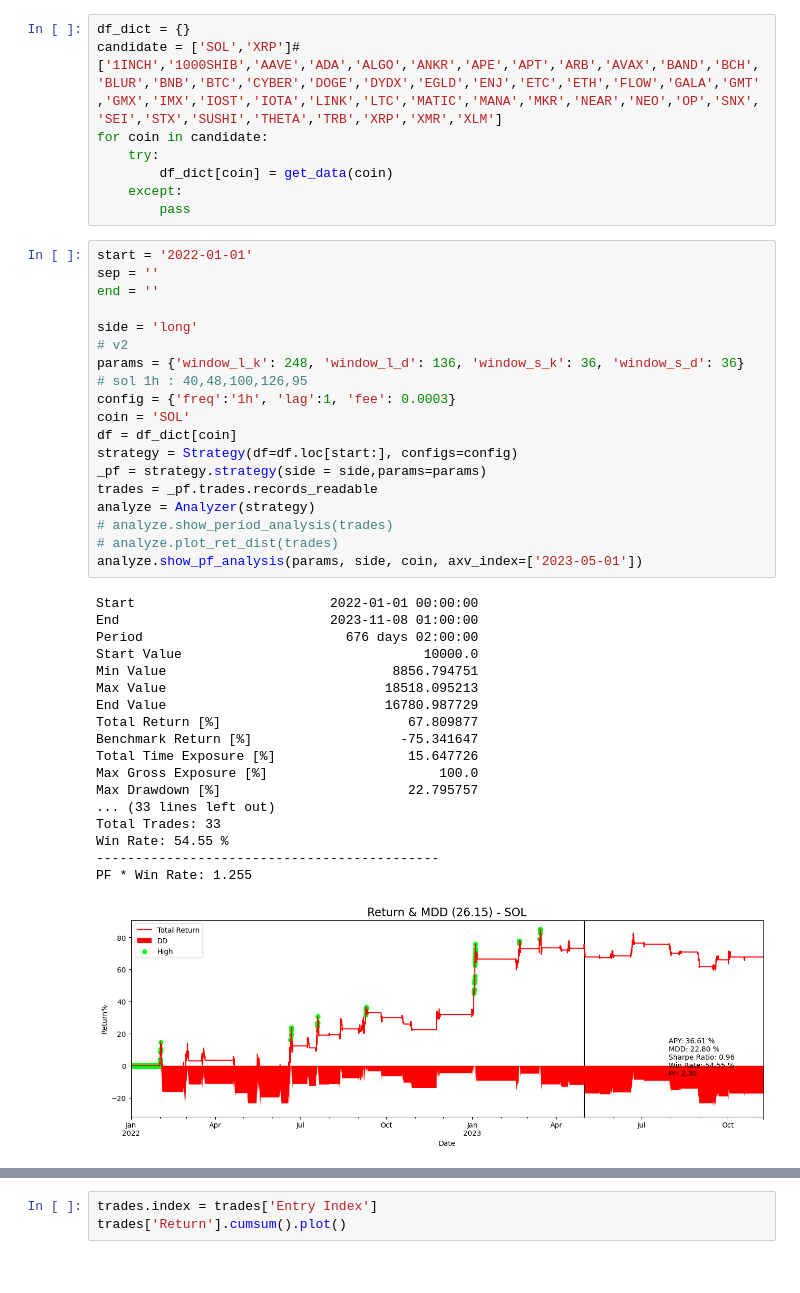
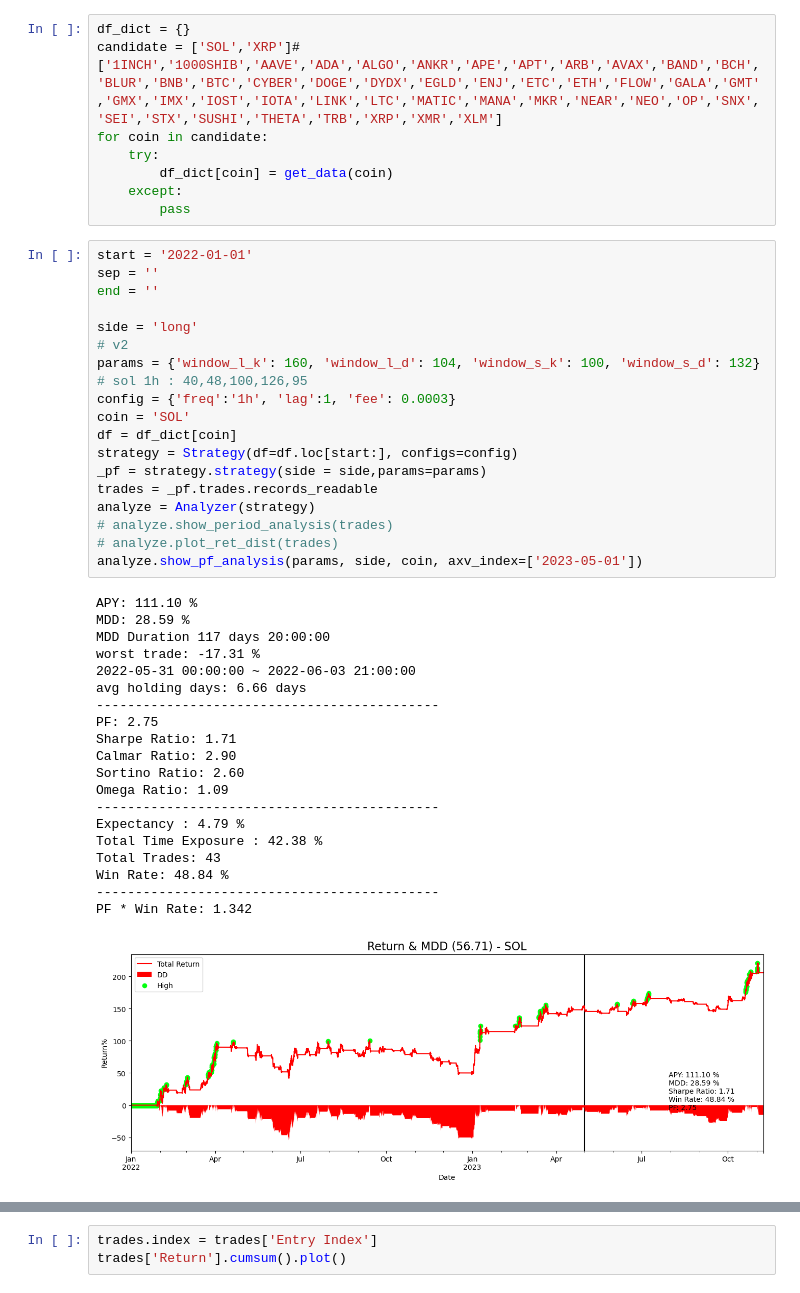
Before and after one commit to JohnsonHsiao/DC_capital_intern, a Jupyter notebook: strategy_research/CTA_TEST/Crypto/mom/bt_lab.ipynb, the cells around one changed output, grey strips where cells are left out. Saved outputs shown, nothing was run; the diff lists cells and outputs as text.

```diff
--- a/strategy_research/CTA_TEST/Crypto/mom/bt_lab.ipynb
+++ b/strategy_research/CTA_TEST/Crypto/mom/bt_lab.ipynb
@@ -31,38 +31,40 @@ for coin in candidate:
 # %%
 start = '2022-01-01'
 sep = ''
 end = ''
 
 side = 'long'
 # v2
-params = {'window_l_k': 248, 'window_l_d': 136, 'window_s_k': 36, 'window_s_d': 36}
+params = {'window_l_k': 160, 'window_l_d': 104, 'window_s_k': 100, 'window_s_d': 132}
 # sol 1h : 40,48,100,126,95
 config = {'freq':'1h', 'lag':1, 'fee': 0.0003}
 coin = 'SOL'
 df = df_dict[coin]
 strategy = Strategy(df=df.loc[start:], configs=config)
 _pf = strategy.strategy(side = side,params=params)
 trades = _pf.trades.records_readable
 analyze = Analyzer(strategy)
 # analyze.show_period_analysis(trades)
 # analyze.plot_ret_dist(trades)
 analyze.show_pf_analysis(params, side, coin, axv_index=['2023-05-01'])
 # %% [output]
-Start                         2022-01-01 00:00:00
-End                           2023-11-08 01:00:00
-Period                          676 days 02:00:00
-Start Value                               10000.0
-Min Value                             8856.794751
-Max Value                            18518.095213
-End Value                            16780.987729
-Total Return [%]                        67.809877
-Benchmark Return [%]                   -75.341647
-Total Time Exposure [%]                 15.647726
-Max Gross Exposure [%]                      100.0
-Max Drawdown [%]                        22.795757
-... (33 lines left out)
-Total Trades: 33
-Win Rate: 54.55 %
+APY: 111.10 %
+MDD: 28.59 %
+MDD Duration 117 days 20:00:00
+worst trade: -17.31 %
+2022-05-31 00:00:00 ~ 2022-06-03 21:00:00
+avg holding days: 6.66 days
 --------------------------------------------
-PF * Win Rate: 1.255
+PF: 2.75
+Sharpe Ratio: 1.71
+Calmar Ratio: 2.90
+Sortino Ratio: 2.60
+Omega Ratio: 1.09
+--------------------------------------------
+Expectancy : 4.79 %
+Total Time Exposure : 42.38 %
+Total Trades: 43
+Win Rate: 48.84 %
+--------------------------------------------
+PF * Win Rate: 1.342
-[figure, old version]
+[figure, new version]
```
Also changed, not shown: parts of 1 cell of this notebook, 2 other files.
